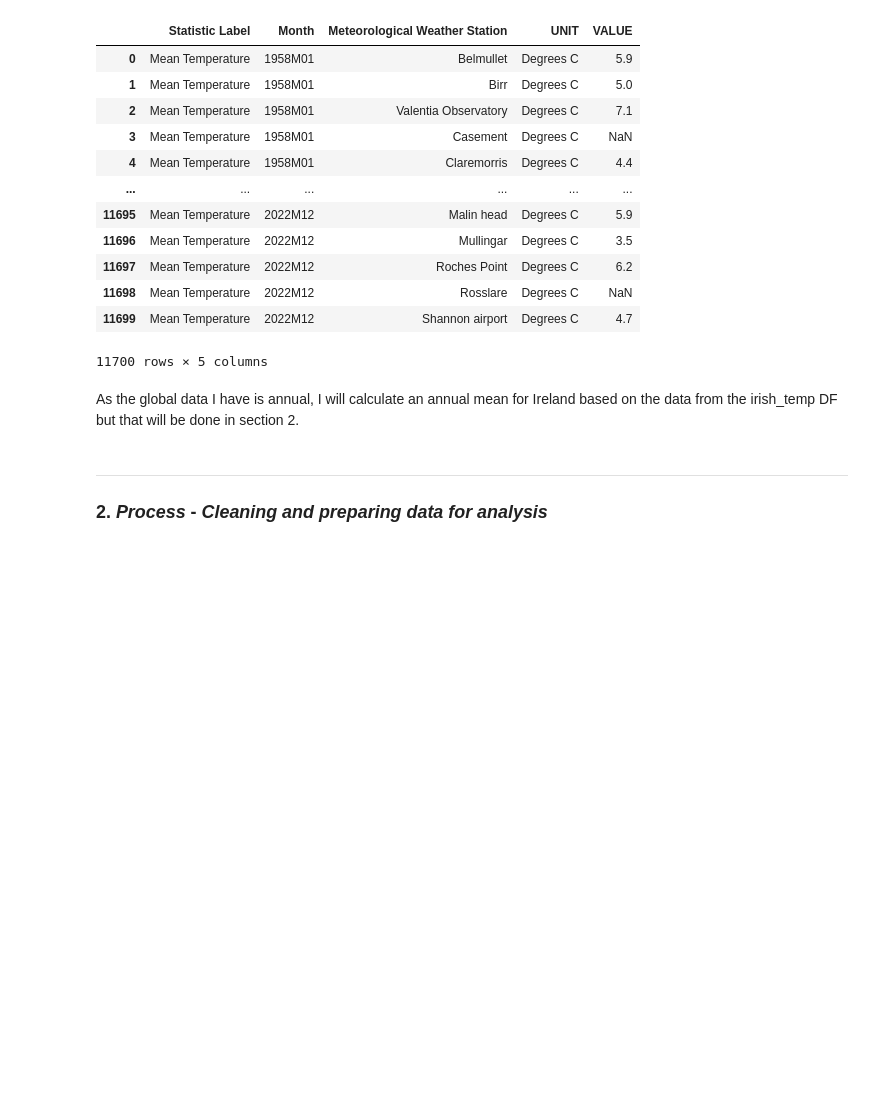
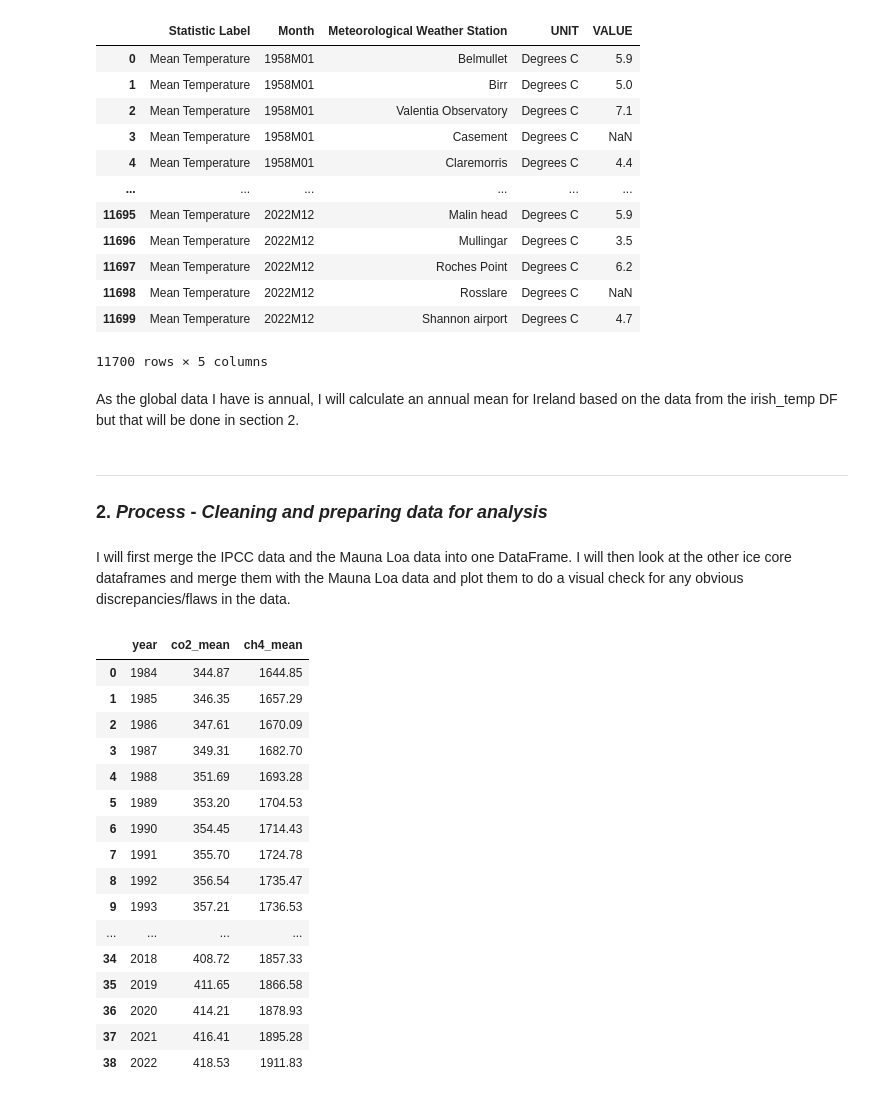
Before and after one commit to turps-pc90/PfDA_ClimateProject, a Jupyter notebook: project.ipynb, the cells around one changed output. Cells and saved outputs as stored; diff of their text form; code cells hidden in the pictures; blank space fills up the shorter version.

```diff
--- a/project.ipynb
+++ b/project.ipynb
@@ -279,3 +279,32 @@ As the global data I have is annual, I will calculate an annual mean for Ireland
 # %% [markdown]
 ***
 ### 2. *Process* - *Cleaning and preparing data for analysis*
+# %% [markdown]
+I will first merge the IPCC data and the Mauna Loa data into one DataFrame. I will then look at the other ice core dataframes and merge them with the Mauna Loa data and plot them to do a visual check for any obvious discrepancies/flaws in the data.
+# %%
+# Merge mlco2 and mlch4 DFs based on the 'year' column
+mauna_loa = pd.merge(mlco2.copy(), mlch4.copy(), on='year')
+
+# Dropping unc_x and unc_y based on columns (axis=1)
+mauna_loa.drop(['unc_x', 'unc_y'], axis=1, inplace=True)
+
+# Check that DF looks as intended
+mauna_loa
+# %% [output]
+|  | year | co2_mean | ch4_mean |
+| 0 | 1984 | 344.87 | 1644.85 |
+| 1 | 1985 | 346.35 | 1657.29 |
+| 2 | 1986 | 347.61 | 1670.09 |
+| 3 | 1987 | 349.31 | 1682.70 |
+| 4 | 1988 | 351.69 | 1693.28 |
+| 5 | 1989 | 353.20 | 1704.53 |
+| 6 | 1990 | 354.45 | 1714.43 |
+| 7 | 1991 | 355.70 | 1724.78 |
+| 8 | 1992 | 356.54 | 1735.47 |
+| 9 | 1993 | 357.21 | 1736.53 |
+| ... | ... | ... | ... |
+| 34 | 2018 | 408.72 | 1857.33 |
+| 35 | 2019 | 411.65 | 1866.58 |
+| 36 | 2020 | 414.21 | 1878.93 |
+| 37 | 2021 | 416.41 | 1895.28 |
+| 38 | 2022 | 418.53 | 1911.83 |
```
Also changed, not shown: parts of 2 cells of this notebook.
